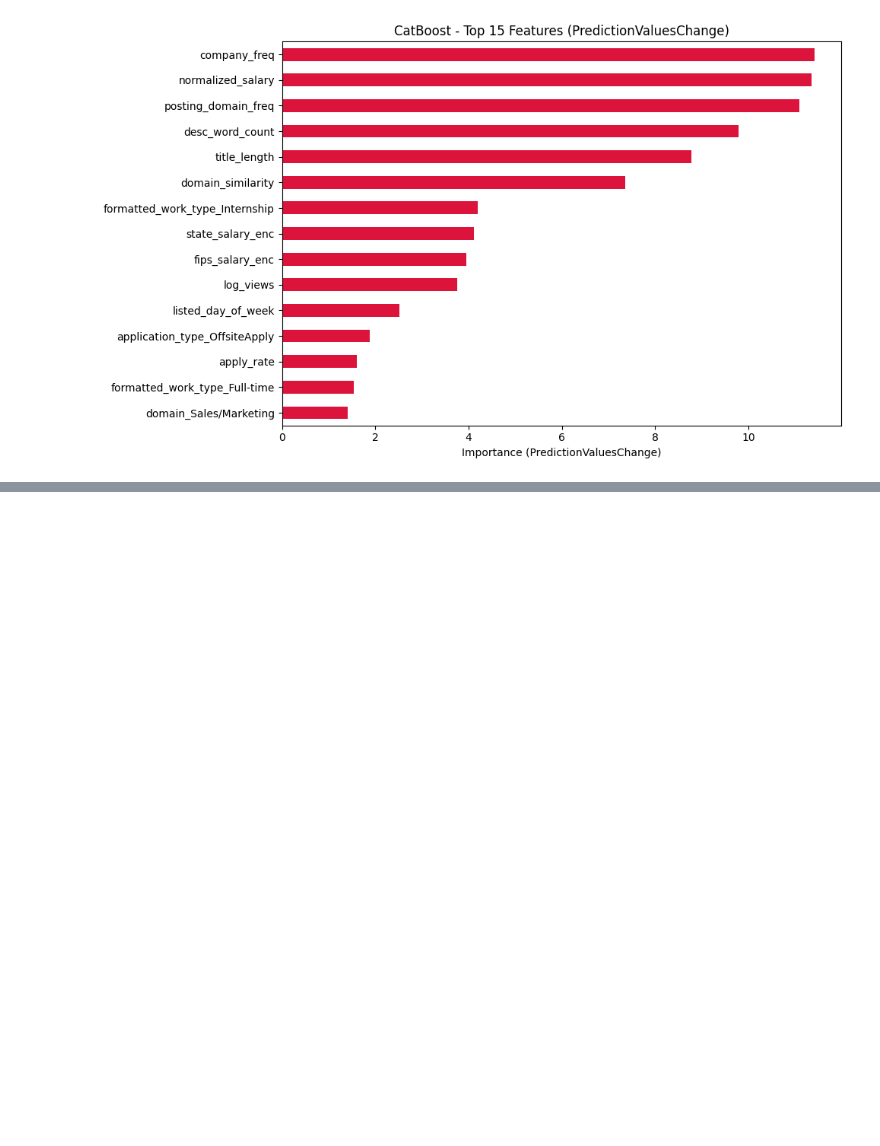
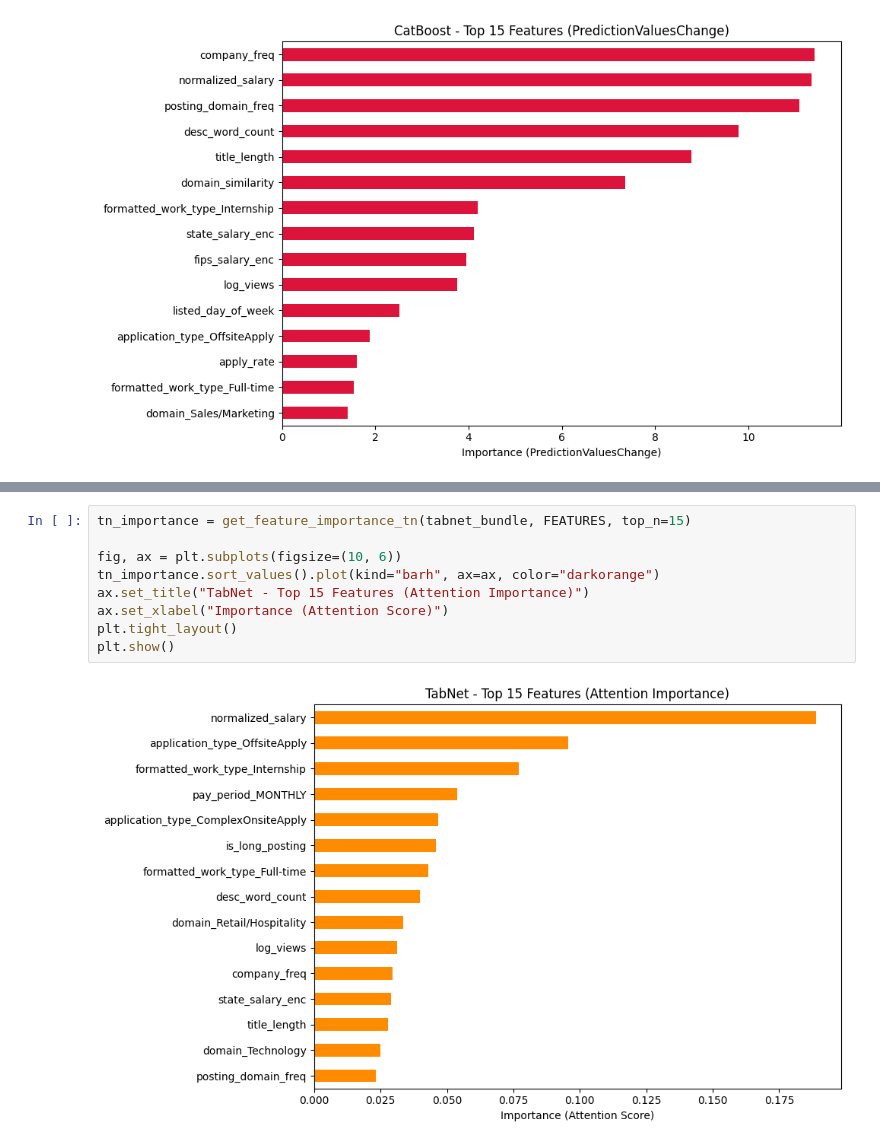
Before and after one commit to ognjenvujovic04/job-intelligence, a Jupyter notebook: notebooks/3.0-ov-baseline-classification.ipynb, the cells around one changed output, grey strips where cells are left out. Drawn from its saved outputs; the diff is of its cells as text; blank space fills up the shorter version.

```diff
--- a/notebooks/3.0-ov-baseline-classification.ipynb
+++ b/notebooks/3.0-ov-baseline-classification.ipynb
@@ -501,0 +624,11 @@ plt.show()
+# %%
+tn_importance = get_feature_importance_tn(tabnet_bundle, FEATURES, top_n=15)
+
+fig, ax = plt.subplots(figsize=(10, 6))
+tn_importance.sort_values().plot(kind="barh", ax=ax, color="darkorange")
+ax.set_title("TabNet - Top 15 Features (Attention Importance)")
+ax.set_xlabel("Importance (Attention Score)")
+plt.tight_layout()
+plt.show()
+# %% [output]
+[figure, added]
```
Also changed, not shown: parts of 18 cells of this notebook, 6 other files.
